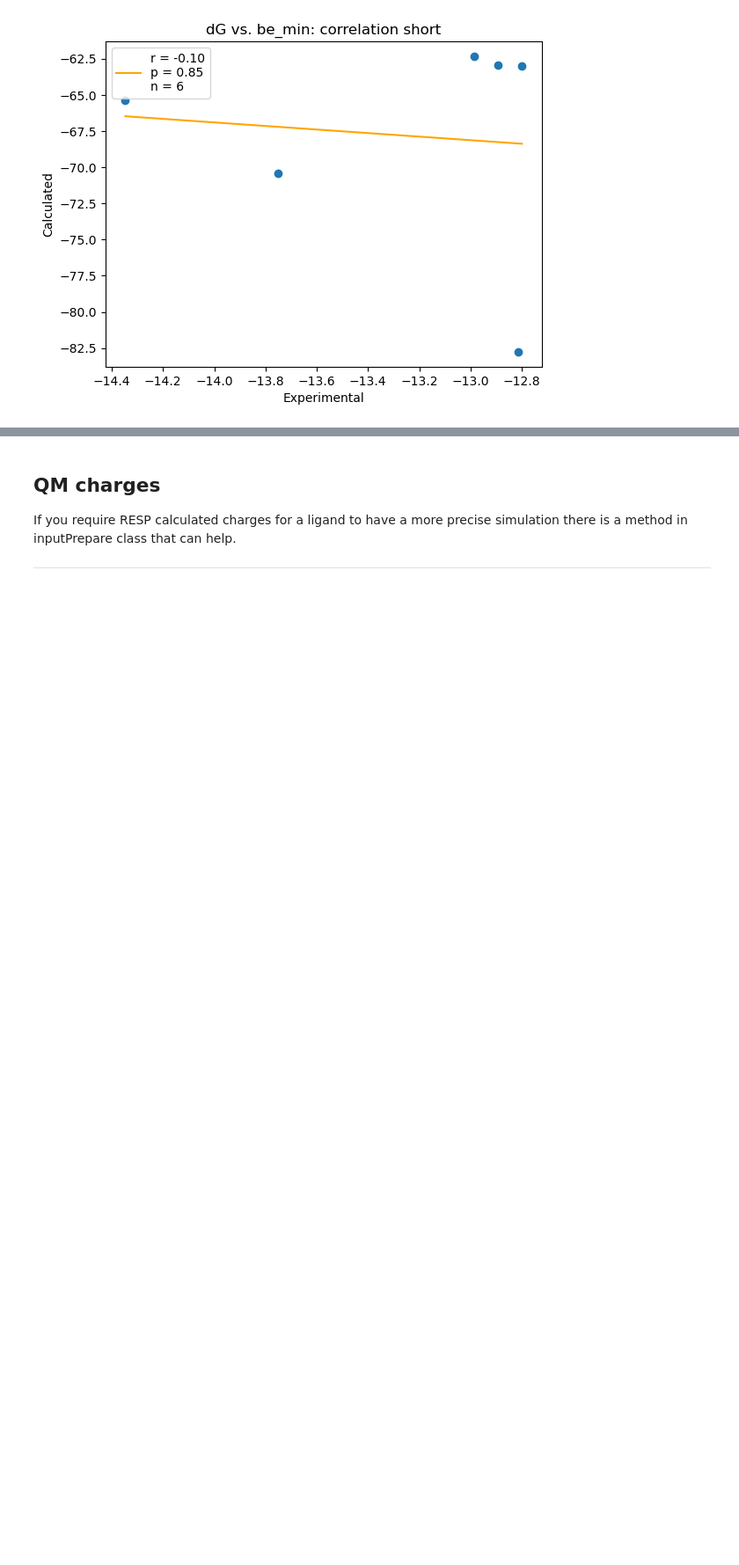
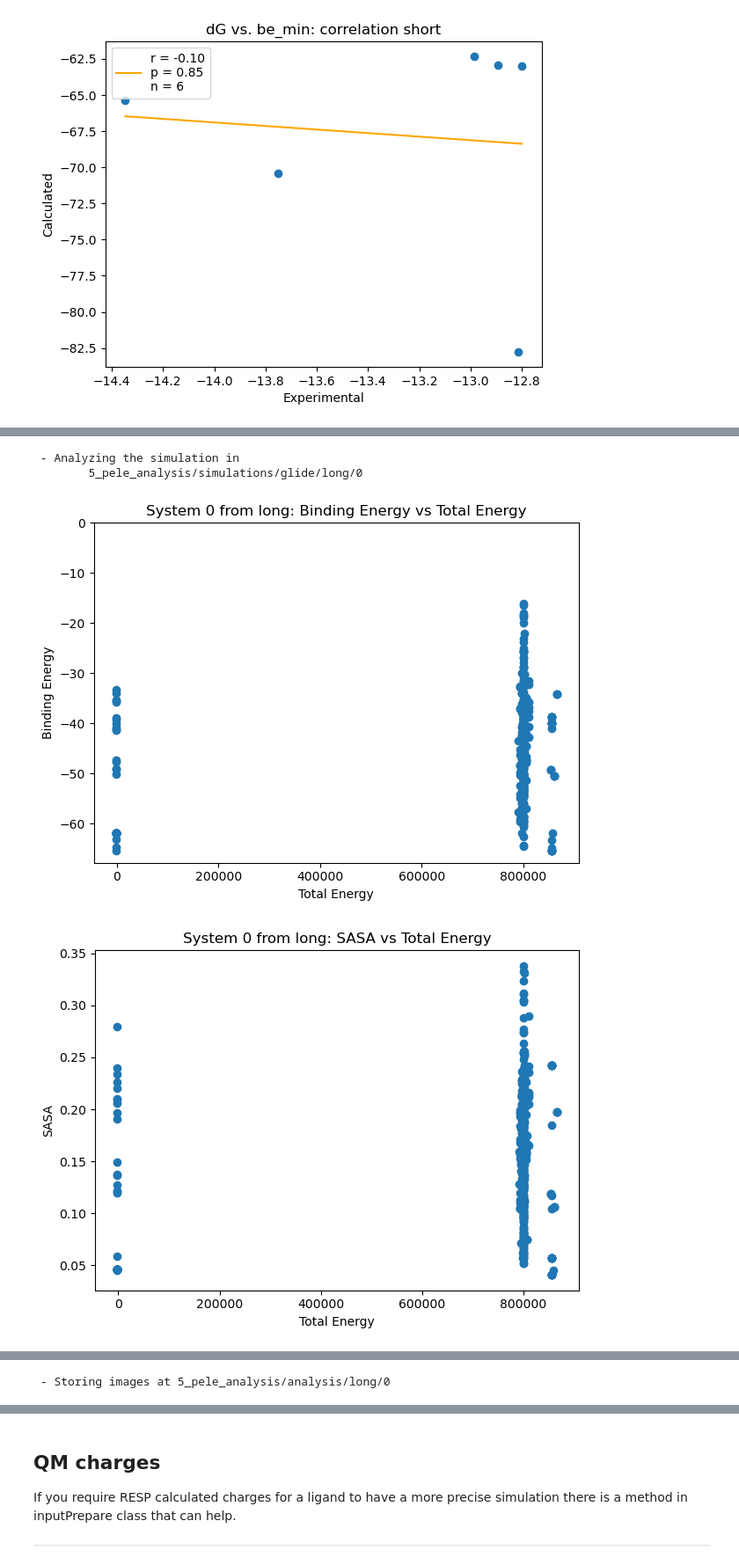
Before and after one commit to ignasipuch/pelevs, a Jupyter notebook: examples/example_pelevs.ipynb, the cells around one changed output, grey strips where cells are left out. Shown at 88% size. Cells and saved outputs as stored; diff of their text form; code cells hidden in the pictures; blank space fills up the shorter version.

```diff
--- a/examples/example_pelevs.ipynb
+++ b/examples/example_pelevs.ipynb
@@ -225,0 +238,7 @@ analysis.correlationPlotter('dG', 'be_min', 'short', df=df_short)
+# %%
+analysis.simulationAnalyzer(['long'], '0')
+# %% [output]
+ - Analyzing the simulation in
+        5_pele_analysis/simulations/glide/long/0
+[figure, added]
+[figure, added]
@@ -225,0 +254 @@ analysis.correlationPlotter('dG', 'be_min', 'short', df=df_short)
+ - Storing images at 5_pele_analysis/analysis/long/0
```
Also changed, not shown: parts of 4 cells of this notebook.
